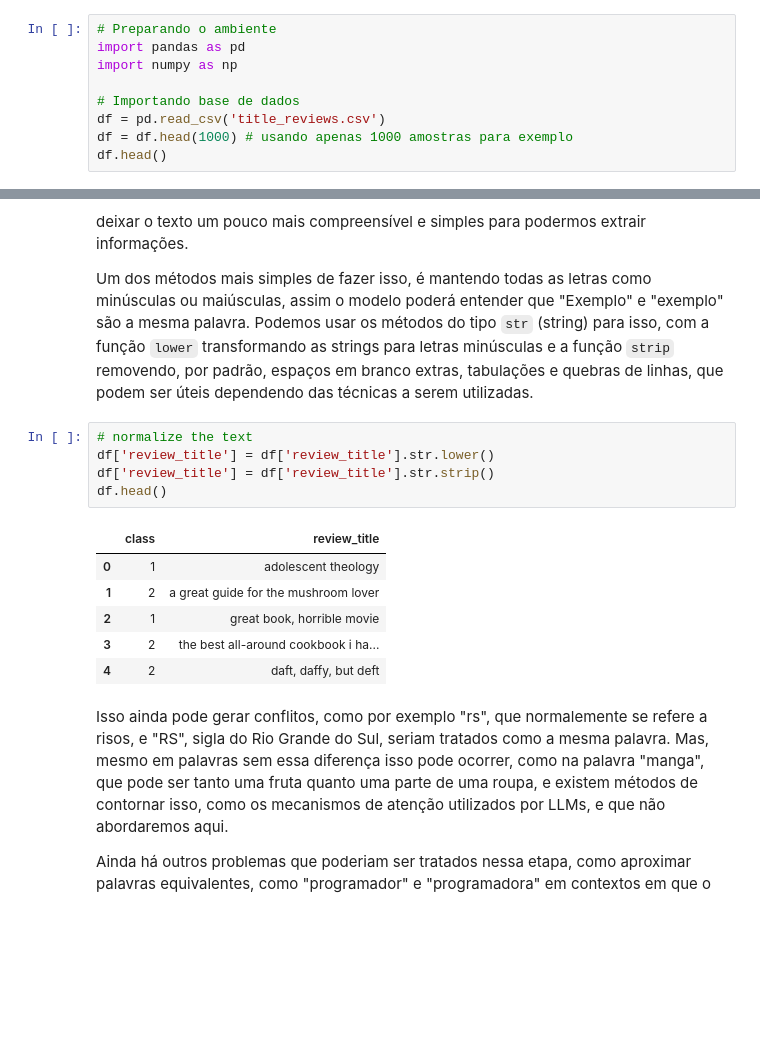
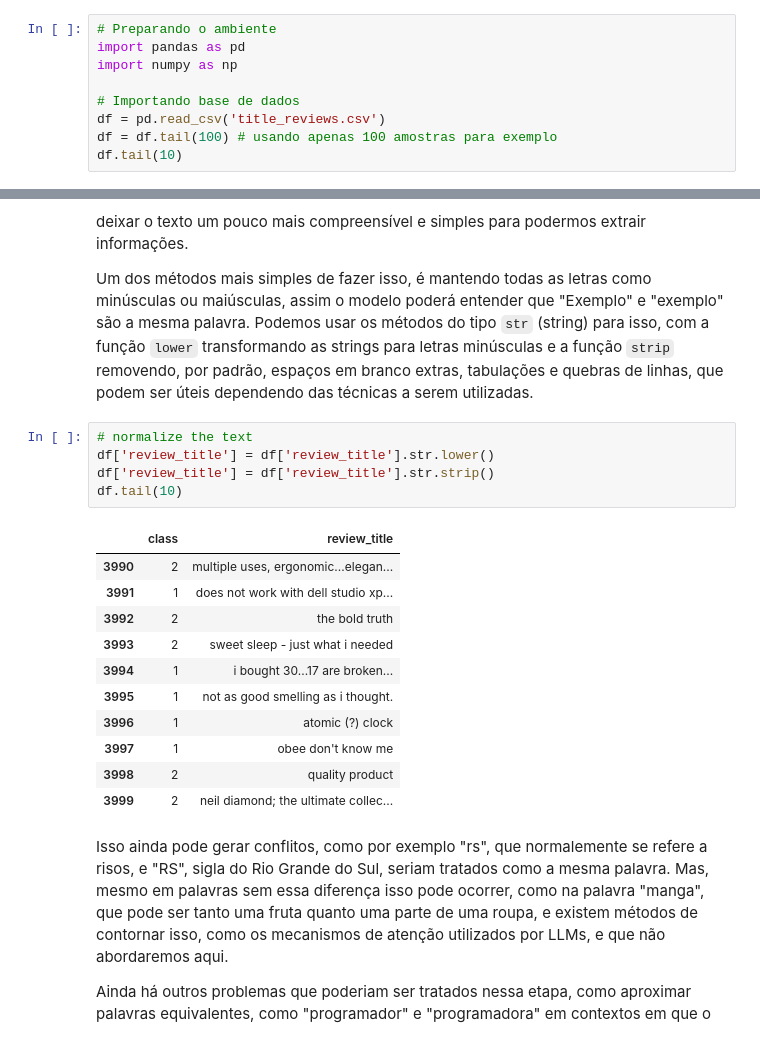
Before and after one commit to henriquemargotte/Aprendizado-de-Maquina-2025-2, a Jupyter notebook: Lab4/lab4.ipynb, the cells around one changed output, grey strips where cells are left out. Cells and saved outputs as stored; diff of their text form; blank space fills up the shorter version.

```diff
--- a/Lab4/lab4.ipynb
+++ b/Lab4/lab4.ipynb
@@ -11,7 +11,7 @@ import numpy as np
 
 # Importando base de dados
 df = pd.read_csv('title_reviews.csv')
-df = df.head(1000) # usando apenas 1000 amostras para exemplo
-df.head()
+df = df.tail(100) # usando apenas 100 amostras para exemplo
+df.tail(10)
 # %% [output]
 |  | class | review_title |
@@ -34,15 +39,20 @@ Um dos métodos mais simples de fazer isso, é mantendo todas as letras como min
 # %%
 # normalize the text
 df['review_title'] = df['review_title'].str.lower()
 df['review_title'] = df['review_title'].str.strip()
-df.head()
+df.tail(10)
 # %% [output]
 |  | class | review_title |
-| 0 | 1 | adolescent theology |
-| 1 | 2 | a great guide for the mushroom lover |
-| 2 | 1 | great book, horrible movie |
-| 3 | 2 | the best all-around cookbook i ha... |
-| 4 | 2 | daft, daffy, but deft |
+| 3990 | 2 | multiple uses, ergonomic...elegan... |
+| 3991 | 1 | does not work with dell studio xp... |
+| 3992 | 2 | the bold truth |
+| 3993 | 2 | sweet sleep - just what i needed |
+| 3994 | 1 | i bought 30...17 are broken... |
+| 3995 | 1 | not as good smelling as i thought. |
+| 3996 | 1 | atomic (?) clock |
+| 3997 | 1 | obee don't know me |
+| 3998 | 2 | quality product |
+| 3999 | 2 | neil diamond; the ultimate collec... |
 # %% [markdown]
 Isso ainda pode gerar conflitos, como por exemplo "rs", que normalemente se refere a risos, e "RS", sigla do Rio Grande do Sul, seriam tratados como a mesma palavra. Mas, mesmo em palavras sem essa diferença isso pode ocorrer, como na palavra "manga", que pode ser tanto uma fruta quanto uma parte de uma roupa, e existem métodos de contornar isso, como os mecanismos de atenção utilizados por LLMs, e que não abordaremos aqui.
 
```
Also changed, not shown: parts of 12 cells of this notebook.
